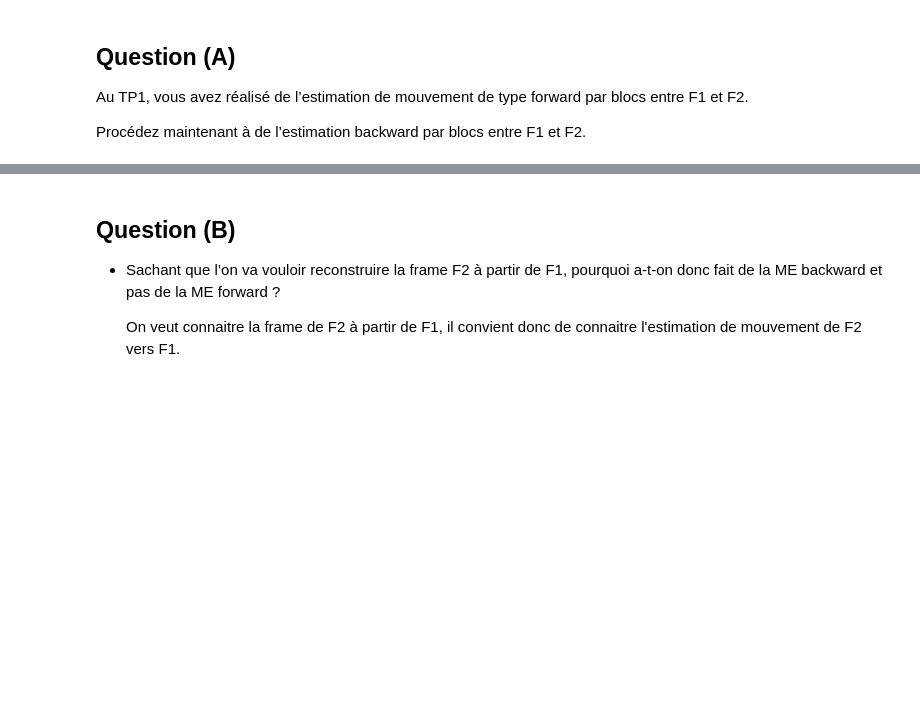
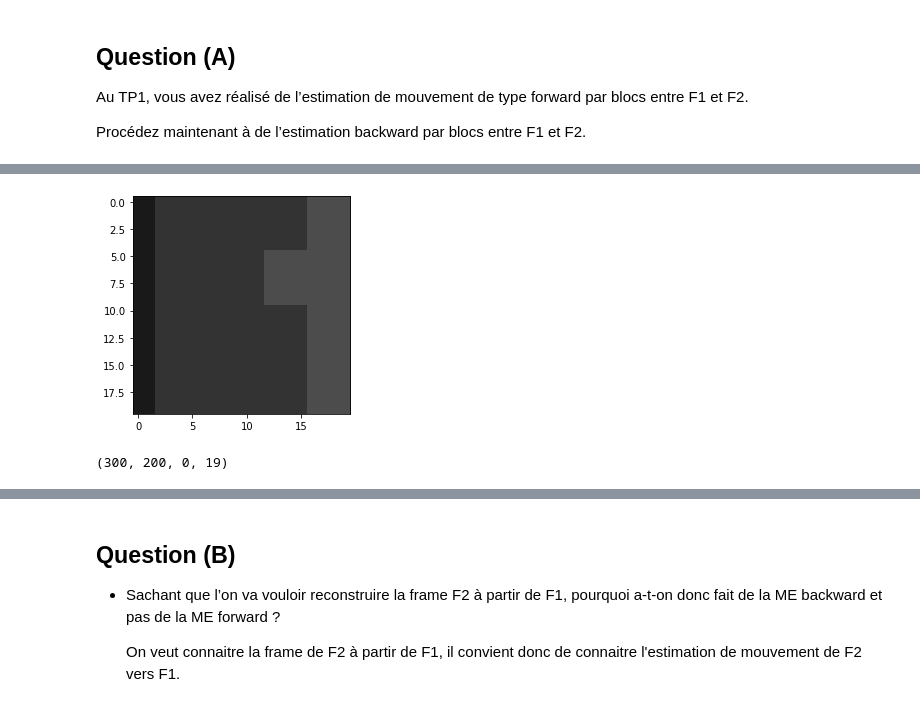
Before and after one commit to Bast-94/cv-practical-works-2023, a Jupyter notebook: tp2/notebook.ipynb, the cells around one changed output, grey strips where cells are left out. Drawn from its saved outputs; the diff is of its cells as text; code cells hidden in the pictures; blank space fills up the shorter version.

```diff
--- a/tp2/notebook.ipynb
+++ b/tp2/notebook.ipynb
@@ -101,0 +179,5 @@ backward_estimator = BackWardEstimator(os.path.join(PATH_TO_IMG_DIRECTORY,'LF016
+# %%
+backward_estimator.get_min_error_block(300,200,show_block=True)
+# %% [output]
+[figure, added]
+(300, 200, 0, 19)
```
Also changed, not shown: parts of 19 cells of this notebook.
